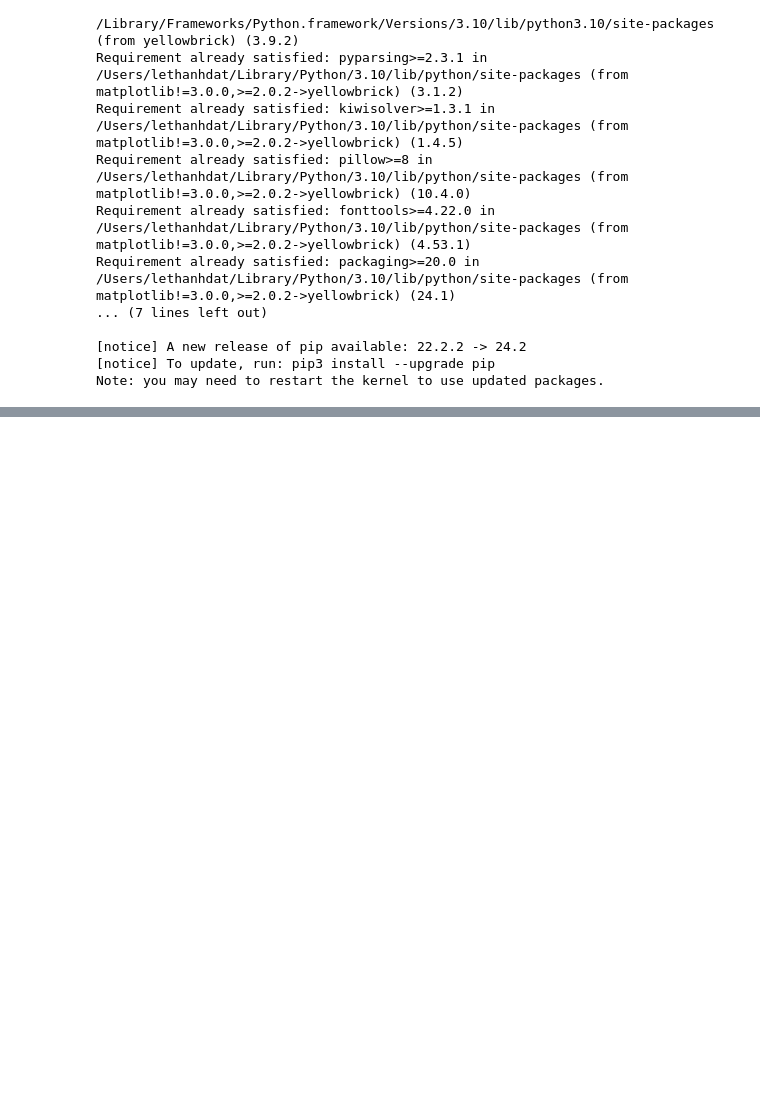
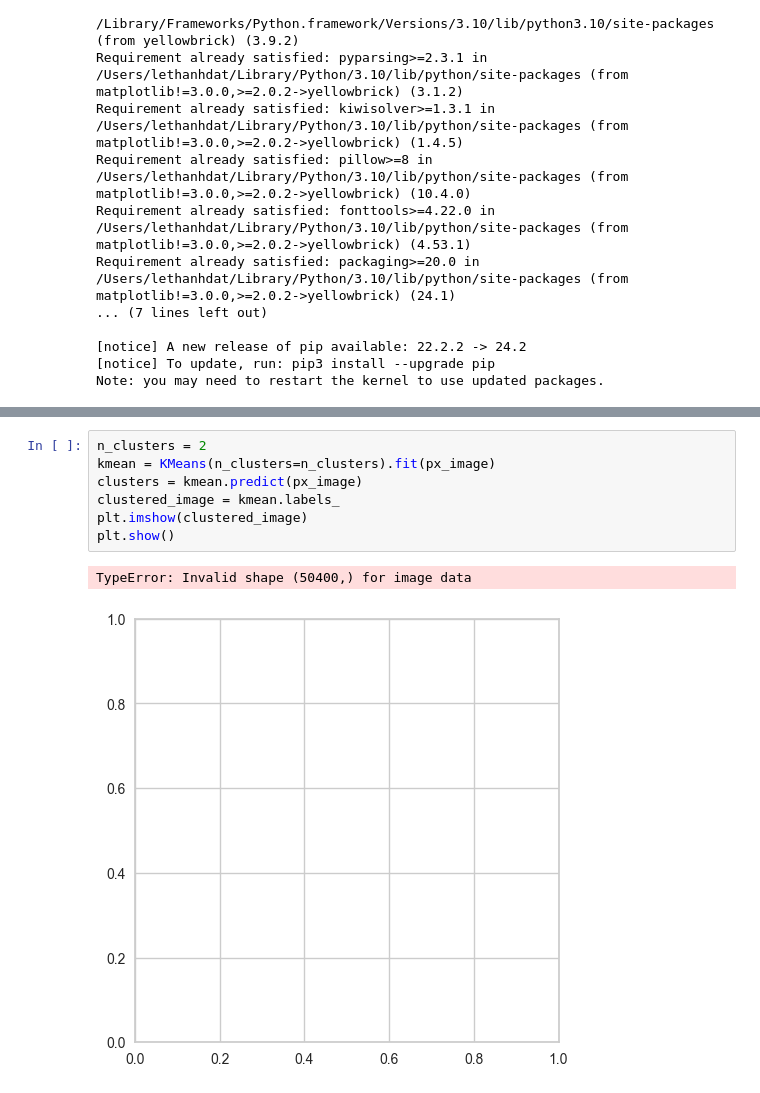
Before and after one commit to lds217/Computer-Vision-Learning, a Jupyter notebook: WEEK3/2/Phân đoạn ảnh với KMean/dat_segmentation_with_kmeans.ipynb, the cells around one changed output, grey strips where cells are left out. Drawn from its saved outputs; the diff is of its cells as text; blank space fills up the shorter version.

```diff
--- a/WEEK3/2/Phân đoạn ảnh với KMean/dat_segmentation_with_kmeans.ipynb
+++ b/WEEK3/2/Phân đoạn ảnh với KMean/dat_segmentation_with_kmeans.ipynb
@@ -28,0 +89,10 @@ from yellowbrick.cluster import KElbowVisualizer
+# %%
+n_clusters = 2
+kmean = KMeans(n_clusters=n_clusters).fit(px_image)
+clusters = kmean.predict(px_image)
+clustered_image = kmean.labels_
+plt.imshow(clustered_image)
+plt.show()
+# %% [output]
+TypeError: Invalid shape (50400,) for image data
+[figure, added]
```
Also changed, not shown: parts of 6 cells of this notebook.
